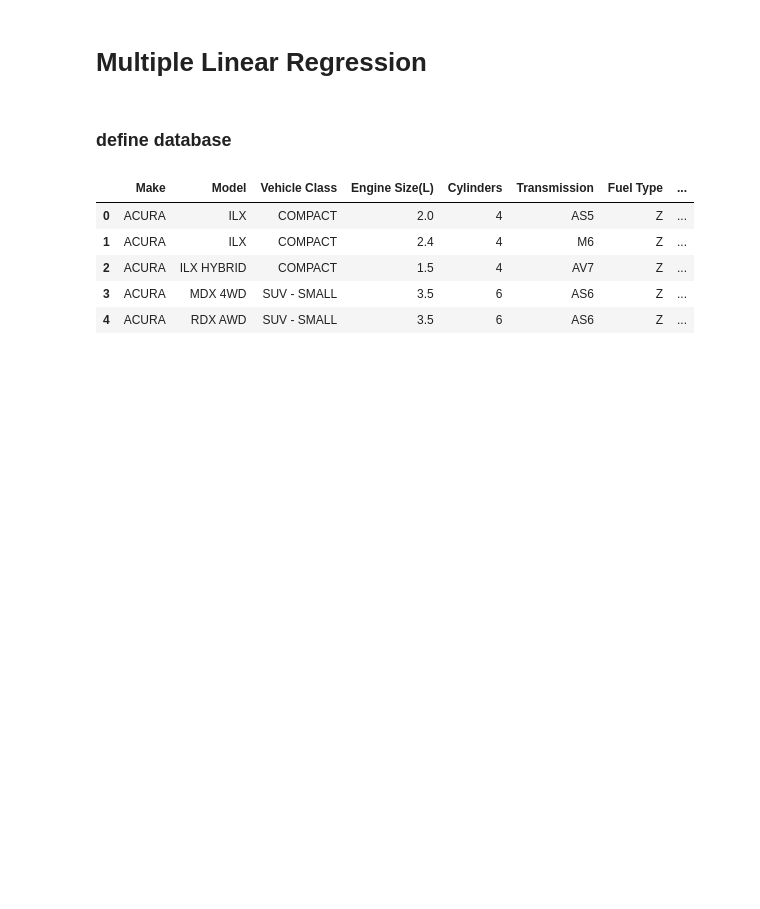
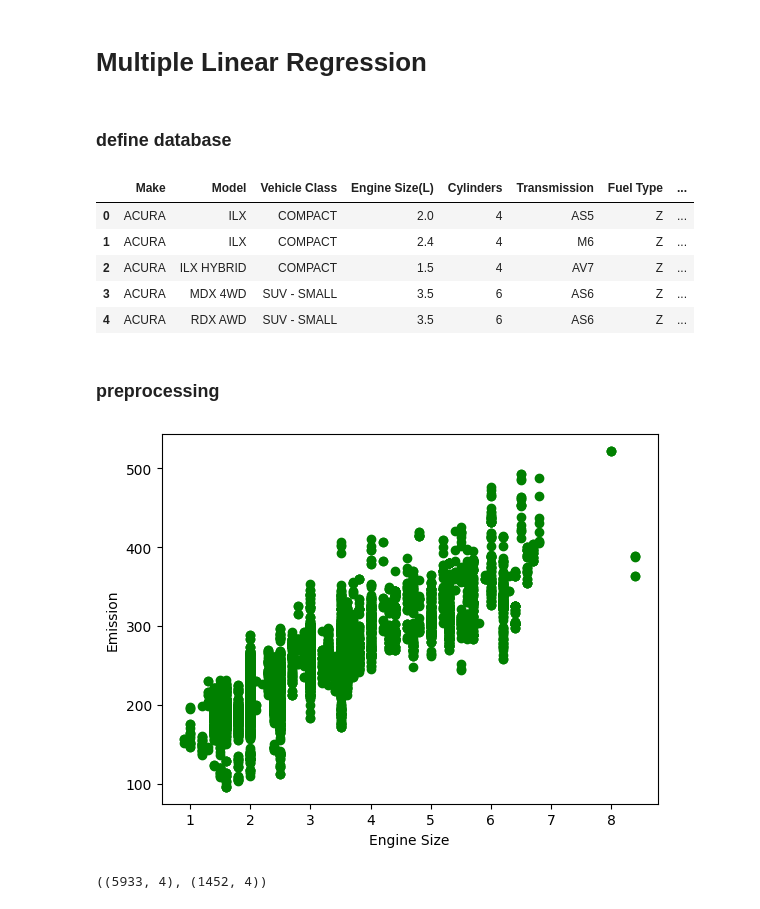
Before and after one commit to fahime9407/Machine-Learning-Path, a Jupyter notebook: regression/mlRegression.ipynb, the cells around one changed output. Drawn from its saved outputs; the diff is of its cells as text; code cells hidden in the pictures; blank space fills up the shorter version.

```diff
--- a/regression/mlRegression.ipynb
+++ b/regression/mlRegression.ipynb
@@ -21,3 +23,21 @@ df.head()
 | 2 | ACURA | ILX HYBRID | COMPACT | 1.5 | 4 | AV7 | Z | ... |
 | 3 | ACURA | MDX 4WD | SUV - SMALL | 3.5 | 6 | AS6 | Z | ... |
 | 4 | ACURA | RDX AWD | SUV - SMALL | 3.5 | 6 | AS6 | Z | ... |
+# %% [markdown]
+### preprocessing
+# %%
+cdf = df[["Engine Size(L)", "Cylinders", "Fuel Consumption Comb (L/100 km)", "CO2 Emissions(g/km)"]]
+# %%
+plt.scatter(cdf["Engine Size(L)"], cdf["CO2 Emissions(g/km)"], color="green")
+plt.xlabel("Engine Size")
+plt.ylabel("Emission")
+plt.show()
+# %% [output]
+[figure, added]
+# %%
+msk = np.random.rand(len(df)) < 0.8
+
+train, test = cdf[msk], cdf[~msk]
+train.shape, test.shape
+# %% [output]
+((5933, 4), (1452, 4))
```
Also changed, not shown: parts of 18 cells of this notebook.
